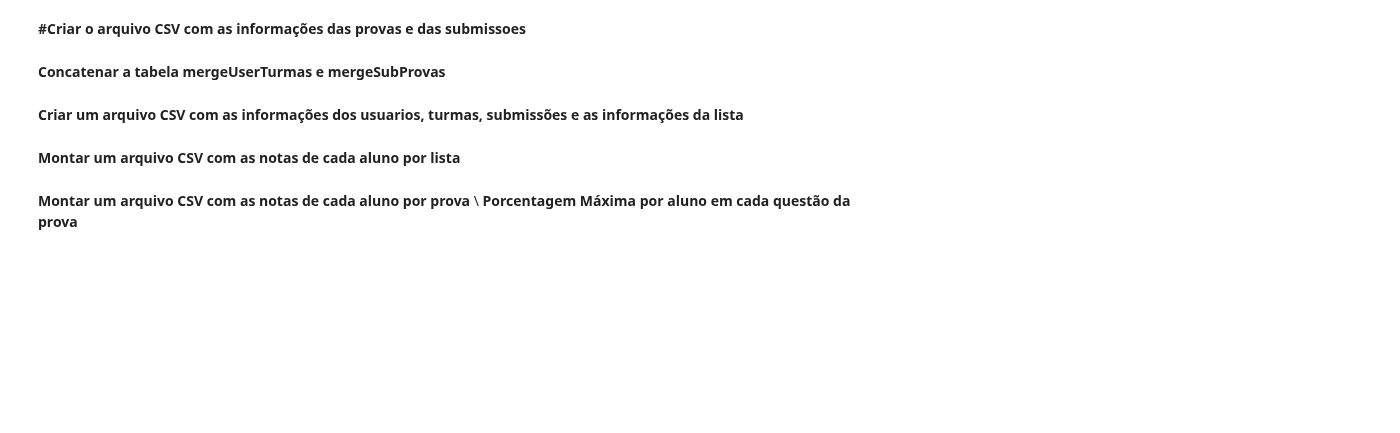
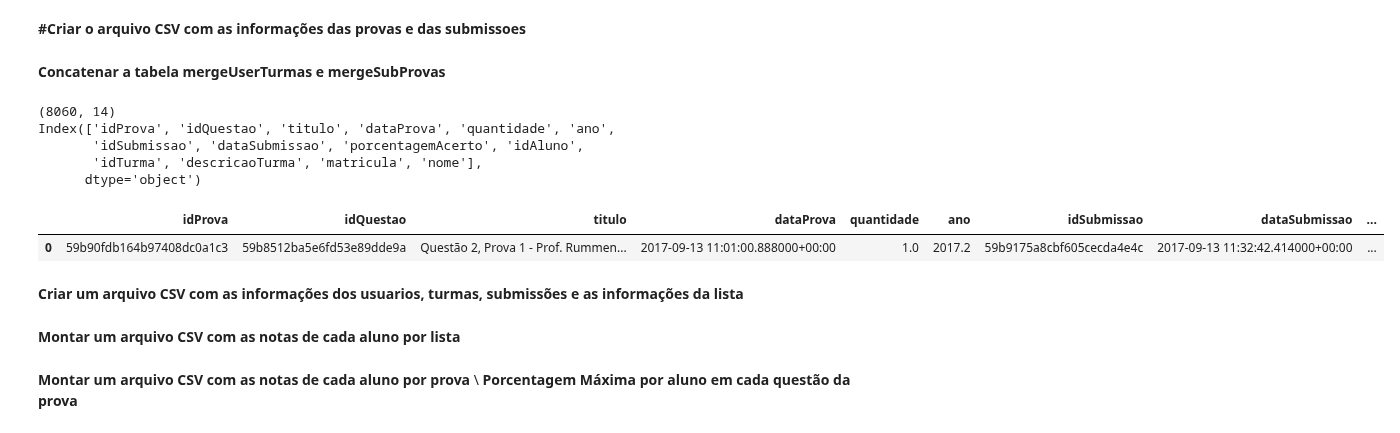
Before and after one commit to repitta/CienciaDeDadosEducacionais, a Jupyter notebook: LOP.ipynb, the cells around one changed output. Cells and saved outputs as stored; diff of their text form; code cells hidden in the pictures; blank space fills up the shorter version.

```diff
--- a/LOP.ipynb
+++ b/LOP.ipynb
@@ -469,10 +800,18 @@ mergeSubProvas.to_csv(r'lopSubProva.csv')
 **Concatenar a tabela mergeUserTurmas e mergeSubProvas**
 # %%
 mergeSubProvas.rename(columns={"user":"idAluno"}, inplace=True)
-mergeUseTurmasSubProva = pd.merge(right= mergeUserTurmas, left = mergeSubProvas, on='idAluno', how="outer")
+mergeUseTurmasSubProva = pd.merge(right= mergeUserTurmas, left = mergeSubProvas, on=['idAluno',"ano"], how="outer")
 print (mergeUseTurmasSubProva.shape)
 print(mergeUseTurmasSubProva.columns)
 mergeUseTurmasSubProva.head(1)
+# %% [output]
+(8060, 14)
+Index(['idProva', 'idQuestao', 'titulo', 'dataProva', 'quantidade', 'ano',
+       'idSubmissao', 'dataSubmissao', 'porcentagemAcerto', 'idAluno',
+       'idTurma', 'descricaoTurma', 'matricula', 'nome'],
+      dtype='object')
+|  | idProva | idQuestao | titulo | dataProva | quantidade | ano | idSubmissao | dataSubmissao | ... |
+| 0 | 59b90fdb164b97408dc0a1c3 | 59b8512ba5e6fd53e89dde9a | Questão 2, Prova 1 - Prof. Rummen... | 2017-09-13 11:01:00.888000+00:00 | 1.0 | 2017.2 | 59b9175a8cbf605cecda4e4c | 2017-09-13 11:32:42.414000+00:00 | ... |
 # %% [markdown]
 **Criar um arquivo CSV com as informações dos usuarios, turmas, submissões e as informações da lista**
 # %%
```
Also changed, not shown: parts of 44 cells of this notebook.
